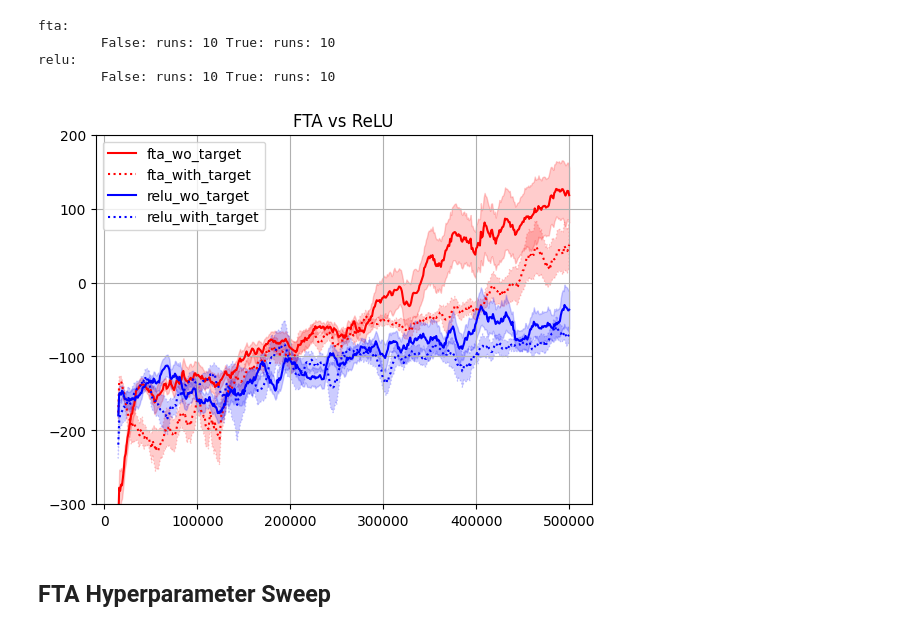
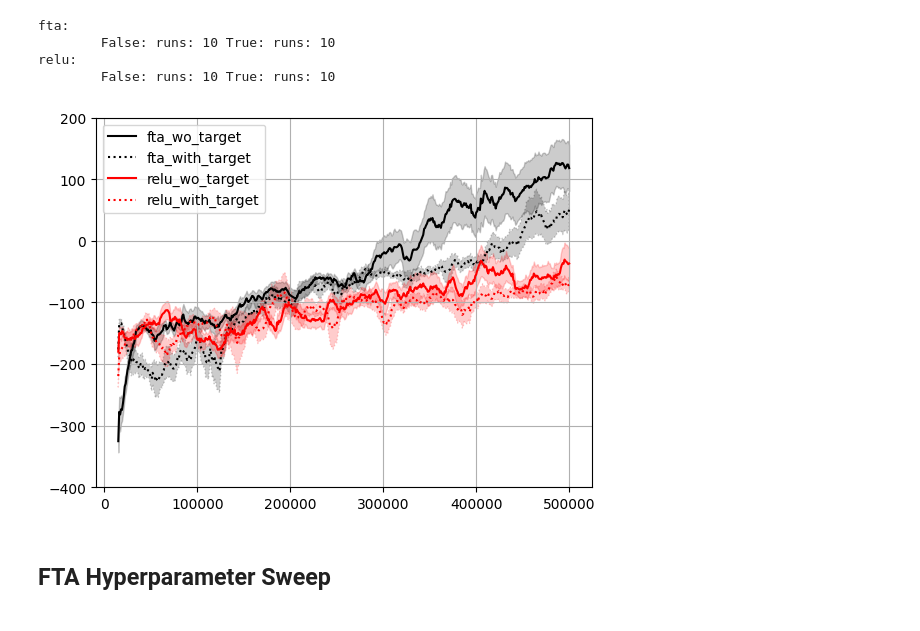
Before and after one commit to vtkachuk4/RL1-Project, a Jupyter notebook: target/plot.ipynb, the cells around one changed output. Cells and saved outputs as stored; diff of their text form; code cells hidden in the pictures.

```diff
--- a/target/plot.ipynb
+++ b/target/plot.ipynb
@@ -82,33 +79,33 @@ relu:
 # %%
 which_scores = "scores" # "avg_scores" or "scores"
 smoothness = 10 # int or None
 
 for i, activation in enumerate(sorted(df_dict.keys())):
     for target in sorted(df_dict[activation].keys()):
         runs = df_dict[activation][target]["runs"]
         if runs < 10:
             continue
 
         # smoothing scores for each run and calculating mean and ste
         scores = df_dict[activation][target][which_scores]
         smooth_scores = smooth_data(scores, smoothness)
         scores_mean, scores_ste = get_mean_ste(smooth_scores)
 
         x_start_index = df_dict[activation][target]["steps"].shape[0] - smooth_scores.shape[0]
         x = df_dict[activation][target]["steps"][x_start_index:]
 
-        color = "r" if activation == "fta" else "b"
+        color = "k" if activation == "fta" else "r"
         style = ":" if target =="True" else "-"
         target_label = "with_target" if target =="True" else "wo_target"
         plt.plot(x, scores_mean, f"{color}{style}", label=f"{activation}_{target_label}")
         plt.fill_between(x, scores_mean+scores_ste, scores_mean-scores_ste, alpha=0.2, color=color, linestyle=style)
 plt.legend(loc="upper left")
-plt.title("FTA vs ReLU")
-plt.ylim([-300, 200])
+# plt.title("FTA vs ReLU")
+plt.ylim([-400, 200])
 plt.grid()
 plt.show()
 # %% [output]
-[figure, old version]
+[figure, new version]
 # %% [markdown]
 ## FTA Hyperparameter Sweep
 # %% [markdown]
```
Also changed, not shown: parts of 1 cell of this notebook, 6 other files.
